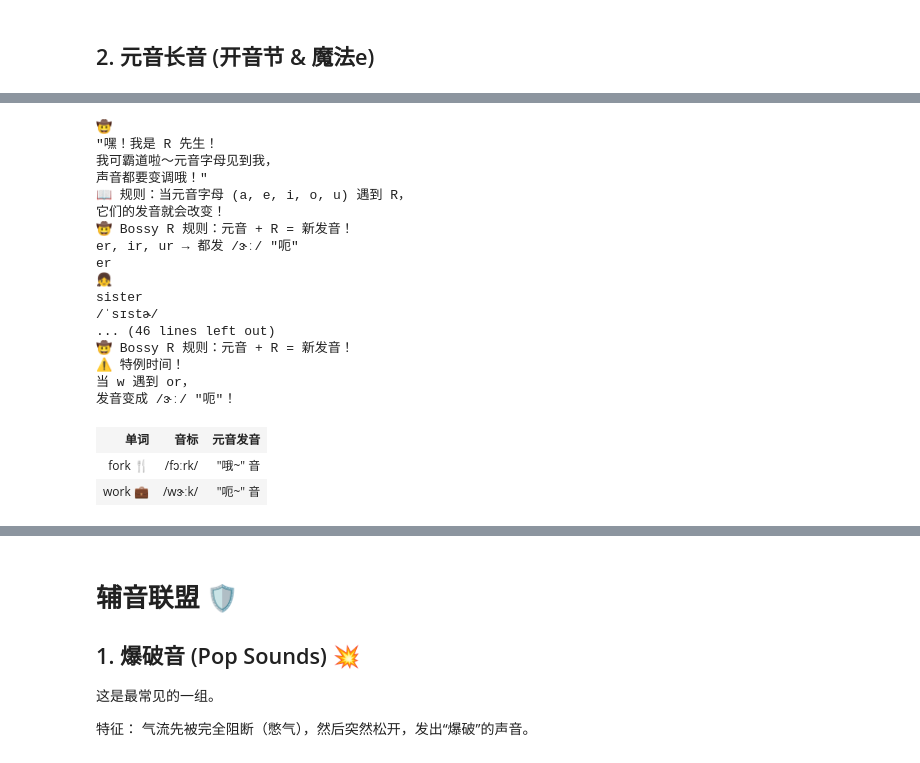
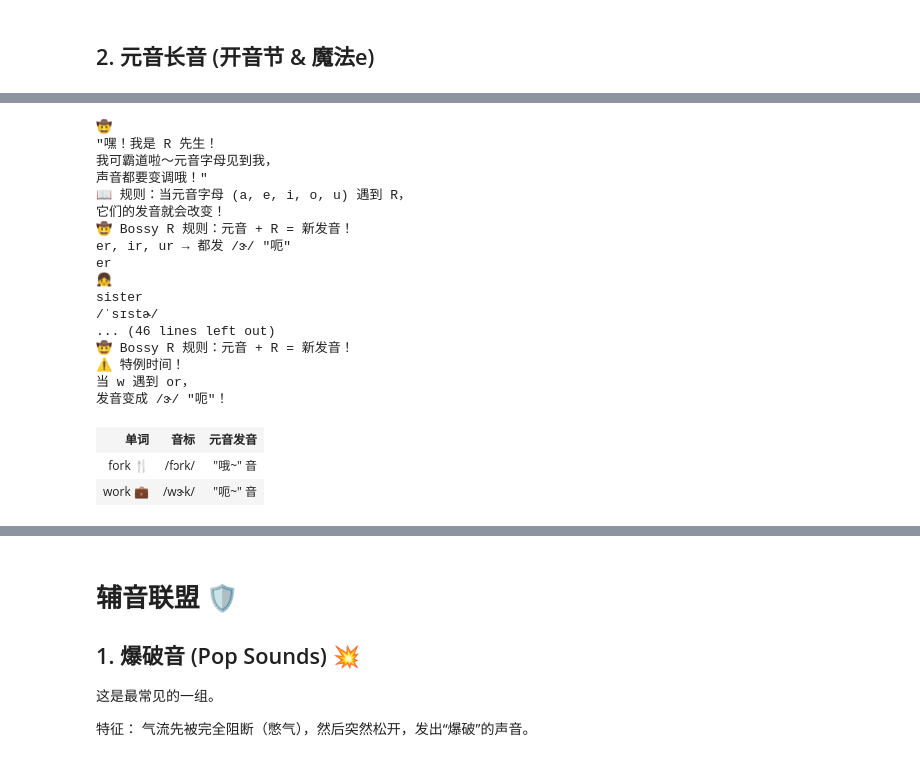
Before and after one commit to lesong36/phonics-magic-book, a Jupyter notebook: notebook.ipynb, the cells around one changed output, grey strips where cells are left out. Saved outputs shown, nothing was run; the diff lists cells and outputs as text; code cells hidden in the pictures.

```diff
--- a/notebook.ipynb
+++ b/notebook.ipynb
@@ -149,9 +149,9 @@ import IPython.display as ipd
 
 RULE_HINTS = {
     'syllable_': ('音节与开闭音节', '先找单词里有几个元音声音。', '单音节常见 CVC；多音节要一节一节看。', 'CVC 多为短元音；元音在音节末尾多为长元音。', 'box、duck 的 x、ck 也常把前面的元音“关住”。'),
-    'shortvowel_': ('短元音', '辅音 + 元音 + 辅音（CVC），如 cat、bed、pig、hot、sun。', '常见于短小的单音节实词。', '中间元音优先读短音 /æ e ɪ ɒ ʌ/。', '结尾是 x、ck 时也常按闭音节试读。'),
+    'shortvowel_': ('短元音', '辅音 + 元音 + 辅音（CVC），如 cat、bed、pig、hot、sun。', '常见于短小的单音节实词。', '中间元音优先读短音 /æ e ɪ ɑ ʌ/。', '结尾是 x、ck 时也常按闭音节试读。'),
     'magic_': ('开音节与魔法 e', '元音在音节末尾，或单词末尾是 元音 + 辅音 + e。', 'he、go；cap/cape、kit/kite、hop/hope。', '前一个元音常读字母名的长音，末尾 e 通常不发音。', 'have、give、love 是需要单独记的常见例外。'),
-    'bossy_': ('R 控制元音', '看到 ar、or、er、ir、ur 连在一起。', 'car、fork、her、bird、turn。', '把元音和后面的 r 当作一个整体读。', 'w + or 常是特殊组：work、word 通常读 /ɜːr/。'),
+    'bossy_': ('R 控制元音', '看到 ar、or、er、ir、ur 连在一起。', 'car、fork、her、bird、turn。', '把元音和后面的 r 当作一个整体读。', 'w + or 常是特殊组：work、word 通常读 /ɝ/。'),
     'plosive_': ('爆破音', '看到 p/b、t/d、k/g 等单个辅音字母。', '常在词首或音节开头，如 pen/big、ten/dog、cat/go。', 'p/t/k 是清音；b/d/g 是对应浊音。', '拼写和发音要配对记：p↔b、t↔d、k↔g。'),
     'friction_': ('摩擦音', '看到 f/v、th、s/z、sh、h 等组合或字母。', 'fan/van、thin/this、sip/zoo、ship、hat。', '气流从窄缝挤出；清浊成对的音要摸喉咙检查。', 'th 的清浊要再看词性和位置，下面 H 家族有提示。'),
     'affricate_': ('破擦音', '常看 ch；浊音常看 j 或 g 后接 e、i、y。', 'chair、lunch；jam、giant、gym。', 'ch 常读 /tʃ/，j 与软 g 常读 /dʒ/。', 'school、chemistry 里的 ch 是少数例外。'),
@@ -163,15 +163,15 @@ RULE_HINTS = {
     'cg_': ('C 与 G 的软硬音', 'c 或 g 后面紧跟 e、i、y，或紧跟 a、o、u。', 'city/cat；giant/game。', 'c + e/i/y 常 /s/；g + e/i/y 常 /dʒ/；a/o/u 后多为硬音。', 'get、give、school 等需要作为例外词记住。'),
     'ymagic_': ('Y 的多种工作', '看 y 在词首、词中还是词尾。', 'yes；gym；happy；my。', '词首多 /j/；词中或词尾常帮元音发 /ɪ/、/i/、/aɪ/。', '先判断 y 的位置，再选声音。'),
     'vowel_': ('元音组合基础', '两个元音相邻时先把它们当作一个团队。', 'rain、team、boat、coin。', '先试常见元音组合的整体声音，不要把两个字母拆开逐个读。', '不同组合各有例外；下面的 EA、OW 等课件会单独说明。'),
-    'tricky_': ('EA 变音组合', '看到 ea 在词中，尤其是常见单词。', 'eat、team；bread、head。', '先试 /iː/，再留意 /e/ 这一组高频例外。', '用 Eat Bread 这对词帮助记住两种读法。'),
-    'broad_': ('AU、AW、AL 组合', '看到 au、aw，或 al 后接 l/k 等。', 'autumn、sauce；saw、draw；talk、walk。', '常优先试“噢”音 /ɔː/。', '不同口音的元音细节会不同，听词典音频确认。'),
-    'air_': ('AIR、ARE、EAR 空气音', '看到 air、are，或 ear 的 bear/pear/wear/swear 一组时。', 'hair、care；bear、pear、wear、swear。', 'air、are 常优先试 /eər/；ear 的这一小组也读 /eər/。', 'EAR 不能只看字母位置判断；其余读法见 EAR 主课。'),
-    'ear_': ('EAR 与 EER 耳朵音', '看到 ear、eer，且不是 bear、pear、wear、swear 一类例外时。', 'ear、dear、hear；deer、cheer。', 'EAR 的第一选择常是 /ɪr/ 一类的“耳朵音”。', '如果读出来不像认识的词，再检查 /eər/ 例外组和 /ɜr/ 位置提示。'),
+    'tricky_': ('EA 变音组合', '看到 ea 在词中，尤其是常见单词。', 'eat、team；bread、head。', '先试 /i/，再留意 /e/ 这一组高频例外。', '用 Eat Bread 这对词帮助记住两种读法。'),
+    'broad_': ('AU、AW、AL 组合', '看到 au、aw，或 al 后接 l/k 等。', 'autumn、sauce；saw、draw；talk、walk。', '常优先试“噢”音 /ɔ/。', '不同口音的元音细节会不同，听词典音频确认。'),
+    'air_': ('AIR、ARE、EAR 空气音', '看到 air、are，或 ear 的 bear/pear/wear/swear 一组时。', 'hair、care；bear、pear、wear、swear。', 'air、are 常优先试 /ɛr/；ear 的这一小组也读 /ɛr/。', 'EAR 不能只看字母位置判断；其余读法见 EAR 主课。'),
+    'ear_': ('EAR 与 EER 耳朵音', '看到 ear、eer，且不是 bear、pear、wear、swear 一类例外时。', 'ear、dear、hear；deer、cheer。', 'EAR 的第一选择常是 /ɪr/ 一类的“耳朵音”。', '如果读出来不像认识的词，再检查 /ɛr/ 例外组和 /ɝ/ 位置提示。'),
     'lfamily_': ('L 家族辅音连缀', '词首看到 辅音 + l，例如 bl、cl、fl、gl、pl、sl。', 'black、clap、flag、glad、plant、sleep。', '前面的辅音和清晰的 /l/ 快速连读。', '不要在两个辅音中间加“呃”音。'),
     'rfamily_': ('R 家族辅音连缀', '词首看到 辅音 + r，例如 br、cr、fr、gr、pr。', 'brush、crab、frog、green、prize。', '先读前面的辅音，再立刻接英语 /r/。', 'tr、dr 的听感较特别，另有专门课件。'),
     'trdr_': ('TR 与 DR 的连读', '词首看到 tr 或 dr。', 'tree、train；dress、drink。', '快速连读时 tr 常近似 /tʃr/，dr 常近似 /dʒr/。', '仍要听到后面的 /r/，不要只读 ch 或 j。'),
     'sfamily_': ('S 家族辅音连缀', '词首看到 sc、sk、sm、sn、sp、st、sw。', 'school、skin、smile、snow、star、swim。', '先读 /s/，再紧接后面的辅音，不在中间加元音。', 'sp、st、sk、sc 的特殊听感会在浊化课件单独讲。'),
-    'ear3_': ('EAR 的三种读法', '看到 ear 时，先试默认音，再检查例外和位置提示。', 'hear、near；bear、pear、wear、swear；earth、learn、heard。', '先试 /ɪr/；熊梨穿誓读 /eər/；ear + th/n/d/l/ch 时常可尝试 /ɜr/。', '位置提示不是保证：beard 虽然有 d，仍读 /ɪr/。'),
+    'ear3_': ('EAR 的三种读法', '看到 ear 时，先试默认音，再检查例外和位置提示。', 'hear、near；bear、pear、wear、swear；earth、learn、heard。', '先试 /ɪr/；熊梨穿誓读 /ɛr/；ear + th/n/d/l/ch 时常可尝试 /ɝ/。', '位置提示不是保证：beard 虽然有 d，仍读 /ɪr/。'),
     'hfamily_': ('H 家族组合', '看到 ch、sh、th、wh、ph、gh。', 'chair、ship、thin/this、what/who、phone、night。', '先把两个字母当整体：ch /tʃ/、sh /ʃ/、ph /f/；th 再分清浊。', 'th：实词和多数词尾常 /θ/；the、they、there、mother 等常 /ð/。'),
     'silent_': ('沉默字母', '看到 kn、wr、词尾 mb，或很多带 gh 的常见词。', 'knee、write、lamb、night、light。', '把不发音的字母“静音”，只读剩下的声音。', 'gh 变化最多；laugh、enough 读 /f/，不能一概静音。'),
 }
@@ -2260,7 +2260,7 @@ html_content = f'''
                 <p style="font-size: 16px; color: #4a3f35; margin: 0;">🤠 <strong>Bossy R 规则</strong>：元音 + R = 新发音！</p>
             </div>
             <div style="text-align: center; margin-bottom: 15px;">
-                <span style="font-size: 28px; color: #8b5a2b; font-weight: bold;">er, ir, ur → 都发 /ɝː/ "呃"</span>
+                <span style="font-size: 28px; color: #8b5a2b; font-weight: bold;">er, ir, ur → 都发 /ɝ/ "呃"</span>
             </div>
             <div style="display: grid; grid-template-columns: repeat(3, 1fr); gap: 15px;">
                 <div style="background: #e8d4c4; border-radius: 15px; padding: 18px; text-align: center;">
@@ -2274,31 +2274,31 @@ html_content = f'''
                     <div style="font-size: 14px; color: #8b7355; margin-bottom: 8px; font-weight: bold;">ir</div>
                     <div style="font-size: 26px; margin-bottom: 5px;">🐦</div>
                     <div style="font-size: 20px; font-weight: bold; color: #5a4a3a;">bird</div>
-                    <div style="font-size: 14px; color: #8b7355;">/bɝːd/</div>
+                    <div style="font-size: 14px; color: #8b7355;">/bɝd/</div>
                     <button onclick="speakWord_{uid}('bird')" style="margin-top: 8px; background: #c4a484; border: none; border-radius: 50%; width: 32px; height: 32px; cursor: pointer; font-size: 16px;">🔊</button>
                 </div>
                 <div style="background: #c8bca8; border-radius: 15px; padding: 18px; text-align: center;">
                     <div style="font-size: 14px; color: #8b7355; margin-bottom: 8px; font-weight: bold;">ur</div>
                     <div style="font-size: 26px; margin-bottom: 5px;">👩‍⚕️</div>
                     <div style="font-size: 20px; font-weight: bold; color: #5a4a3a;">nurse</div>
-                    <div style="font-size: 14px; color: #8b7355;">/nɝːs/</div>
+                    <div style="font-size: 14px; color: #8b7355;">/nɝs/</div>
                     <button onclick="speakWord_{uid}('nurse')" style="margin-top: 8px; background: #c4a484; border: none; border-radius: 50%; width: 32px; height: 32px; cursor: pointer; font-size: 16px;">🔊</button>
                 </div>
             </div>
             <div style="display: grid; grid-template-columns: repeat(3, 1fr); gap: 15px; margin-top: 15px;">
                 <div style="background: rgba(255,255,255,0.5); border-radius: 12px; padding: 12px; text-align: center;">
                     <div style="font-size: 18px; font-weight: bold; color: #5a4a3a;">person</div>
-                    <div style="font-size: 13px; color: #8b7355;">/ˈpɝːsn/ 人</div>
+                    <div style="font-size: 13px; color: #8b7355;">/ˈpɝsn/ 人</div>
                     <button onclick="speakWord_{uid}('person')" style="margin-top: 5px; background: #d4c4b0; border: none; border-radius: 50%; width: 28px; height: 28px; cursor: pointer; font-size: 14px;">🔊</button>
                 </div>
                 <div style="background: rgba(255,255,255,0.5); border-radius: 12px; padding: 12px; text-align: center;">
                     <div style="font-size: 18px; font-weight: bold; color: #5a4a3a;">girl</div>
-                    <div style="font-size: 13px; color: #8b7355;">/ɡɝːl/ 女孩</div>
+                    <div style="font-size: 13px; color: #8b7355;">/ɡɝl/ 女孩</div>
                     <button onclick="speakWord_{uid}('girl')" style="margin-top: 5px; background: #d4c4b0; border: none; border-radius: 50%; width: 28px; height: 28px; cursor: pointer; font-size: 14px;">🔊</button>
                 </div>
                 <div style="background: rgba(255,255,255,0.5); border-radius: 12px; padding: 12px; text-align: center;">
                     <div style="font-size: 18px; font-weight: bold; color: #5a4a3a;">purple</div>
-                    <div style="font-size: 13px; color: #8b7355;">/ˈpɝːpl/ 紫色</div>
+                    <div style="font-size: 13px; color: #8b7355;">/ˈpɝpl/ 紫色</div>
                     <button onclick="speakWord_{uid}('purple')" style="margin-top: 5px; background: #d4c4b0; border: none; border-radius: 50%; width: 28px; height: 28px; cursor: pointer; font-size: 14px;">🔊</button>
                 </div>
             </div>
@@ -2310,32 +2310,32 @@ html_content = f'''
                 <p style="font-size: 16px; color: #4a3f35; margin: 0;">🤠 <strong>Bossy R 规则</strong>：元音 + R = 新发音！</p>
             </div>
             <div style="text-align: center; margin-bottom: 20px;">
-                <span style="font-size: 28px; color: #8b5a2b; font-weight: bold;">ar → 发 /ɑːr/ "啊~"</span>
+                <span style="font-size: 28px; color: #8b5a2b; font-weight: bold;">ar → 发 /ɑr/ "啊~"</span>
                 <p style="font-size: 16px; color: #6b5b4f; margin-top: 8px;">像看医生张大嘴巴说"啊~"</p>
             </div>
             <div style="display: grid; grid-template-columns: repeat(2, 1fr); gap: 20px;">
                 <div style="background: #e8d4c4; border-radius: 18px; padding: 25px; text-align: center;">
                     <div style="font-size: 45px; margin-bottom: 10px;">🚗</div>
                     <div style="font-size: 24px; font-weight: bold; color: #5a4a3a;">car</div>
-                    <div style="font-size: 16px; color: #8b7355; margin: 5px 0;">/kɑːr/ 车</div>
+                    <div style="font-size: 16px; color: #8b7355; margin: 5px 0;">/kɑr/ 车</div>
                     <button onclick="speakWord_{uid}('car')" style="margin-top: 8px; background: #c4a484; border: none; border-radius: 50%; width: 36px; height: 36px; cursor: pointer; font-size: 18px;">🔊</button>
                 </div>
                 <div style="background: #d4c8b8; border-radius: 18px; padding: 25px; text-align: center;">
                     <div style="font-size: 45px; margin-bottom: 10px;">⭐</div>
                     <div style="font-size: 24px; font-weight: bold; color: #5a4a3a;">star</div>
-                    <div style="font-size: 16px; color: #8b7355; margin: 5px 0;">/stɑːr/ 星星</div>
+                    <div style="font-size: 16px; color: #8b7355; margin: 5px 0;">/stɑr/ 星星</div>
                     <button onclick="speakWord_{uid}('star')" style="margin-top: 8px; background: #c4a484; border: none; border-radius: 50%; width: 36px; height: 36px; cursor: pointer; font-size: 18px;">🔊</button>
                 </div>
                 <div style="background: #c8bca8; border-radius: 18px; padding: 25px; text-align: center;">
                     <div style="font-size: 45px; margin-bottom: 10px;">🌳</div>
                     <div style="font-size: 24px; font-weight: bold; color: #5a4a3a;">park</div>
-                    <div style="font-size: 16px; color: #8b7355; margin: 5px 0;">/pɑːrk/ 公园</div>
+                    <div style="font-size: 16px; color: #8b7355; margin: 5px 0;">/pɑrk/ 公园</div>
                     <button onclick="speakWord_{uid}('park')" style="margin-top: 8px; background: #c4a484; border: none; border-radius: 50%; width: 36px; height: 36px; cursor: pointer; font-size: 18px;">🔊</button>
                 </div>
                 <div style="background: #d8ccc0; border-radius: 18px; padding: 25px; text-align: center;">
                     <div style="font-size: 45px; margin-bottom: 10px;">👨‍🌾</div>
                     <div style="font-size: 24px; font-weight: bold; color: #5a4a3a;">farmer</div>
-                    <div style="font-size: 16px; color: #8b7355; margin: 5px 0;">/ˈfɑːrmɚ/ 农夫</div>
+                    <div style="font-size: 16px; color: #8b7355; margin: 5px 0;">/ˈfɑrmɚ/ 农夫</div>
                     <button onclick="speakWord_{uid}('farmer')" style="margin-top: 8px; background: #c4a484; border: none; border-radius: 50%; width: 36px; height: 36px; cursor: pointer; font-size: 18px;">🔊</button>
                 </div>
             </div>
@@ -2347,40 +2347,40 @@ html_content = f'''
                 <p style="font-size: 16px; color: #4a3f35; margin: 0;">🤠 <strong>Bossy R 规则</strong>：元音 + R = 新发音！</p>
             </div>
             <div style="text-align: center; margin-bottom: 20px;">
-                <span style="font-size: 28px; color: #8b5a2b; font-weight: bold;">or → 发 /ɔːr/ "哦~"</span>
+                <span style="font-size: 28px; color: #8b5a2b; font-weight: bold;">or → 发 /ɔr/ "哦~"</span>
                 <p style="font-size: 16px; color: #6b5b4f; margin-top: 8px;">嘴巴圆圆的说"哦~"</p>
             </div>
             <div style="display: grid; grid-template-columns: repeat(2, 1fr); gap: 20px;">
                 <div style="background: #e8d4c4; border-radius: 18px; padding: 25px; text-align: center;">
                     <div style="font-size: 45px; margin-bottom: 10px;">🍴</div>
                     <div style="font-size: 24px; font-weight: bold; color: #5a4a3a;">fork</div>
-                    <div style="font-size: 16px; color: #8b7355; margin: 5px 0;">/fɔːrk/ 叉子</div>
+                    <div style="font-size: 16px; color: #8b7355; margin: 5px 0;">/fɔrk/ 叉子</div>
                     <button onclick="speakWord_{uid}('fork')" style="margin-top: 8px; background: #c4a484; border: none; border-radius: 50%; width: 36px; height: 36px; cursor: pointer; font-size: 18px;">🔊</button>
                 </div>
                 <div style="background: #d4c8b8; border-radius: 18px; padding: 25px; text-align: center;">
                     <div style="font-size: 45px; margin-bottom: 10px;">🌽</div>
                     <div style="font-size: 24px; font-weight: bold; color: #5a4a3a;">corn</div>
-                    <div style="font-size: 16px; color: #8b7355; margin: 5px 0;">/kɔːrn/ 玉米</div>
+                    <div style="font-size: 16px; color: #8b7355; margin: 5px 0;">/kɔrn/ 玉米</div>
                     <button onclick="speakWord_{uid}('corn')" style="margin-top: 8px; background: #c4a484; border: none; border-radius: 50%; width: 36px; height: 36px; cursor: pointer; font-size: 18px;">🔊</button>
                 </div>
                 <div style="background: #c8bca8; border-radius: 18px; padding: 25px; text-align: center;">
                     <div style="font-size: 45px; margin-bottom: 10px;">🐴</div>
                     <div style="font-size: 24px; font-weight: bold; color: #5a4a3a;">horse</div>
-                    <div style="font-size: 16px; color: #8b7355; margin: 5px 0;">/hɔːrs/ 马</div>
+                    <div style="font-size: 16px; color: #8b7355; margin: 5px 0;">/hɔrs/ 马</div>
                     <button onclick="speakWord_{uid}('horse')" style="margin-top: 8px; background: #c4a484; border: none; border-radius: 50%; width: 36px; height: 36px; cursor: pointer; font-size: 18px;">🔊</button>
                 </div>
                 <div style="background: #d8ccc0; border-radius: 18px; padding: 25px; text-align: center;">
                     <div style="font-size: 45px; margin-bottom: 10px;">⚽</div>
                     <div style="font-size: 24px; font-weight: bold; color: #5a4a3a;">sport</div>
-                    <div style="font-size: 16px; color: #8b7355; margin: 5px 0;">/spɔːrt/ 运动</div>
+                    <div style="font-size: 16px; color: #8b7355; margin: 5px 0;">/spɔrt/ 运动</div>
                     <button onclick="speakWord_{uid}('sport')" style="margin-top: 8px; background: #c4a484; border: none; border-radius: 50%; width: 36px; height: 36px; cursor: pointer; font-size: 18px;">🔊</button>
                 </div>
             </div>
             <!-- 对比提示 -->
             <div style="background: rgba(255,255,255,0.6); border-radius: 12px; padding: 15px; margin-top: 20px; text-align: center;">
                 <p style="font-size: 14px; color: #6b5b4f; margin: 0;">
-                    💡 <strong>注意</strong>：fork /fɔːrk/ 发 "哦~" 音，<br>
-                    但 work /wɝːk/ 发 "呃~" 音！（下一页有详解）
+                    💡 <strong>注意</strong>：fork /fɔrk/ 发 "哦~" 音，<br>
+                    但 work /wɝk/ 发 "呃~" 音！（下一页有详解）
                 </p>
             </div>
         </div>
@@ -2395,7 +2395,7 @@ html_content = f'''
                 <span style="font-size: 22px; color: #8b5a2b; font-weight: bold; margin-left: 10px;">特例时间！</span>
                 <p style="font-size: 18px; color: #5a4a3a; margin: 10px 0 0 0;">
                     当 <strong style="color: #c75050;">w</strong> 遇到 <strong style="color: #c75050;">or</strong>，<br>
-                    发音变成 /ɝː/ "呃"！
+                    发音变成 /ɝ/ "呃"！
                 </p>
             </div>
             <!-- 对比框 -->
@@ -2408,12 +2408,12 @@ html_content = f'''
                     </tr>
                     <tr>
                         <td style="padding: 8px; text-align: center; font-weight: bold;">fork 🍴</td>
-                        <td style="padding: 8px; text-align: center; color: #8b7355;">/fɔːrk/</td>
+                        <td style="padding: 8px; text-align: center; color: #8b7355;">/fɔrk/</td>
                         <td style="padding: 8px; text-align: center; color: #2e7d32; font-weight: bold;">"哦~" 音</td>
                     </tr>
                     <tr style="background: rgba(199,80,80,0.1);">
                         <td style="padding: 8px; text-align: center; font-weight: bold;">work 💼</td>
-                        <td style="padding: 8px; text-align: center; color: #8b7355;">/wɝːk/</td>
+                        <td style="padding: 8px; text-align: center; color: #8b7355;">/wɝk/</td>
                         <td style="padding: 8px; text-align: center; color: #c75050; font-weight: bold;">"呃~" 音</td>
                     </tr>
                 </table>
@@ -2422,31 +2422,31 @@ html_content = f'''
                 <div style="background: #e8d4c4; border-radius: 18px; padding: 20px; text-align: center;">
                     <div style="font-size: 36px; margin-bottom: 6px;">💼</div>
                     <div style="font-size: 20px; font-weight: bold; color: #5a4a3a;">work</div>
-                    <div style="font-size: 14px; color: #8b7355; margin: 4px 0;">/wɝːk/ 工作</div>
+                    <div style="font-size: 14px; color: #8b7355; margin: 4px 0;">/wɝk/ 工作</div>
                     <button onclick="speakWord_{uid}('work')" style="margin-top: 6px; background: #c4a484; border: none; border-radius: 50%; width: 32px; height: 32px; cursor: pointer; font-size: 15px;">🔊</button>
                 </div>
                 <div style="background: #d4c8b8; border-radius: 18px; padding: 20px; text-align: center;">
                     <div style="font-size: 36px; margin-bottom: 6px;">🌍</div>
                     <div style="font-size: 20px; font-weight: bold; color: #5a4a3a;">world</div>
-                    <div style="font-size: 14px; color: #8b7355; margin: 4px 0;">/wɝːld/ 世界</div>
+                    <div style="font-size: 14px; color: #8b7355; margin: 4px 0;">/wɝld/ 世界</div>
                     <button onclick="speakWord_{uid}('world')" style="margin-top: 6px; background: #c4a484; border: none; border-radius: 50%; width: 32px; height: 32px; cursor: pointer; font-size: 15px;">🔊</button>
                 </div>
                 <div style="background: #c8bca8; border-radius: 18px; padding: 20px; text-align: center;">
                     <div style="font-size: 36px; margin-bottom: 6px;">📝</div>
                     <div style="font-size: 20px; font-weight: bold; color: #5a4a3a;">word</div>
-                    <div style="font-size: 14px; color: #8b7355; margin: 4px 0;">/wɝːd/ 单词</div>
+                    <div style="font-size: 14px; color: #8b7355; margin: 4px 0;">/wɝd/ 单词</div>
                     <button onclick="speakWord_{uid}('word')" style="margin-top: 6px; background: #c4a484; border: none; border-radius: 50%; width: 32px; height: 32px; cursor: pointer; font-size: 15px;">🔊</button>
                 </div>
                 <div style="background: #d8ccc0; border-radius: 18px; padding: 20px; text-align: center;">
                     <div style="font-size: 36px; margin-bottom: 6px;">🪱</div>
                     <div style="font-size: 20px; font-weight: bold; color: #5a4a3a;">worm</div>
-                    <div style="font-size: 14px; color: #8b7355; margin: 4px 0;">/wɝːm/ 蠕虫</div>
+                    <div style="font-size: 14px; color: #8b7355; margin: 4px 0;">/wɝm/ 蠕虫</div>
                     <button onclick="speakWord_{uid}('worm')" style="margin-top: 6px; background: #c4a484; border: none; border-radius: 50%; width: 32px; height: 32px; cursor: pointer; font-size: 15px;">🔊</button>
                 </div>
             </div>
             <div style="background: rgba(46,125,50,0.1); border-radius: 10px; padding: 12px; margin-top: 15px; text-align: center;">
                 <p style="font-size: 13px; color: #2e7d32; margin: 0;">
-                    💡 <strong>记忆技巧</strong>：w + or = /ɝː/，和 er/ir/ur 发一样的音！
+                    💡 <strong>记忆技巧</strong>：w + or = /ɝ/，和 er/ir/ur 发一样的音！
                 </p>
             </div>
         </div>
@@ -2561,36 +2561,36 @@ function fallbackSpeak_{uid}(text) {{
 
     if (preferredVoice) {{
         utterance.voice = preferredVoice;
     }}
 
     speechSynthesis.speak(utterance);
 }}
 
 speechSynthesis.getVoices();
 </script>
 '''
 
 display(HTML(html_content))
 # %% [output]
 🤠
 "嘿！我是 R 先生！
 我可霸道啦～元音字母见到我，
 声音都要变调哦！"
 📖 规则：当元音字母 (a, e, i, o, u) 遇到 R，
 它们的发音就会改变！
 🤠 Bossy R 规则：元音 + R = 新发音！
-er, ir, ur → 都发 /ɝː/ "呃"
+er, ir, ur → 都发 /ɝ/ "呃"
 er
 👧
 sister
 /ˈsɪstɚ/
 ... (46 lines left out)
 🤠 Bossy R 规则：元音 + R = 新发音！
 ⚠️ 特例时间！
 当 w 遇到 or，
-发音变成 /ɝː/ "呃"！
+发音变成 /ɝ/ "呃"！
 | 单词 | 音标 | 元音发音 |
-| fork 🍴 | /fɔːrk/ | "哦~" 音 |
-| work 💼 | /wɝːk/ | "呃~" 音 |
+| fork 🍴 | /fɔrk/ | "哦~" 音 |
+| work 💼 | /wɝk/ | "呃~" 音 |
 💼
 work
```
Also changed, not shown: parts of 33 cells of this notebook, 1 other file.
